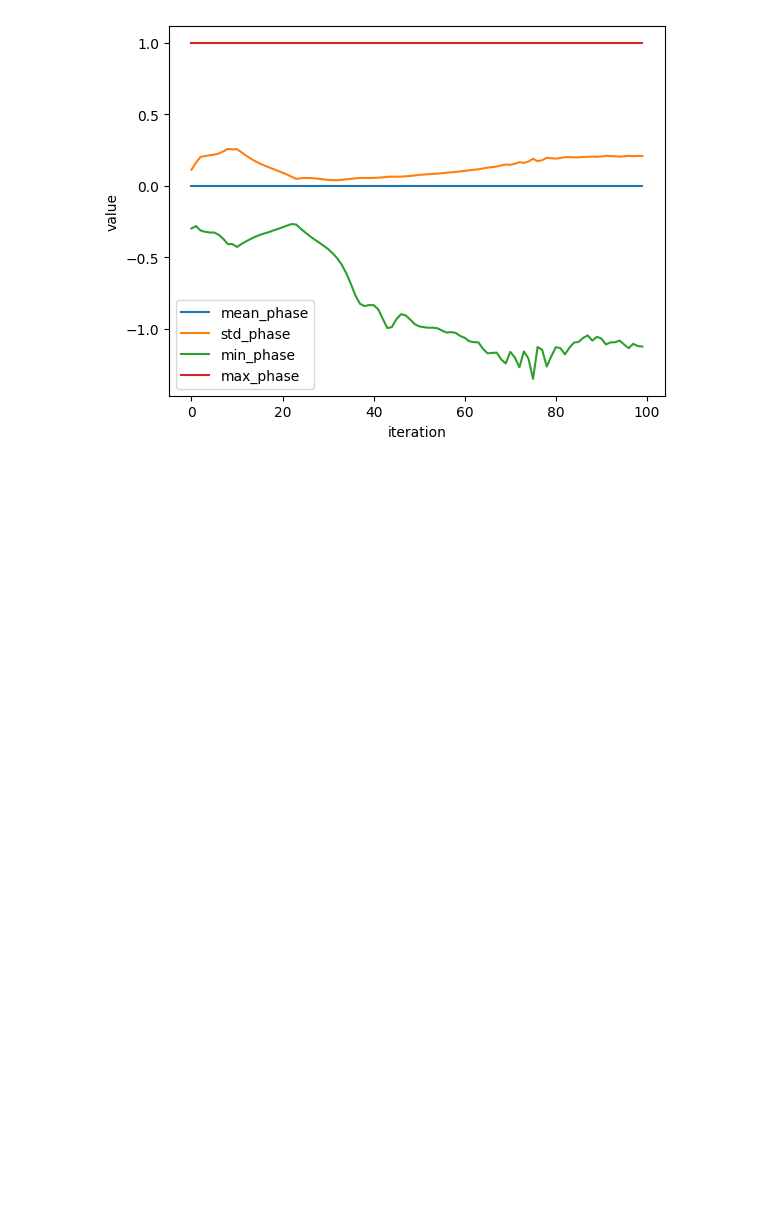
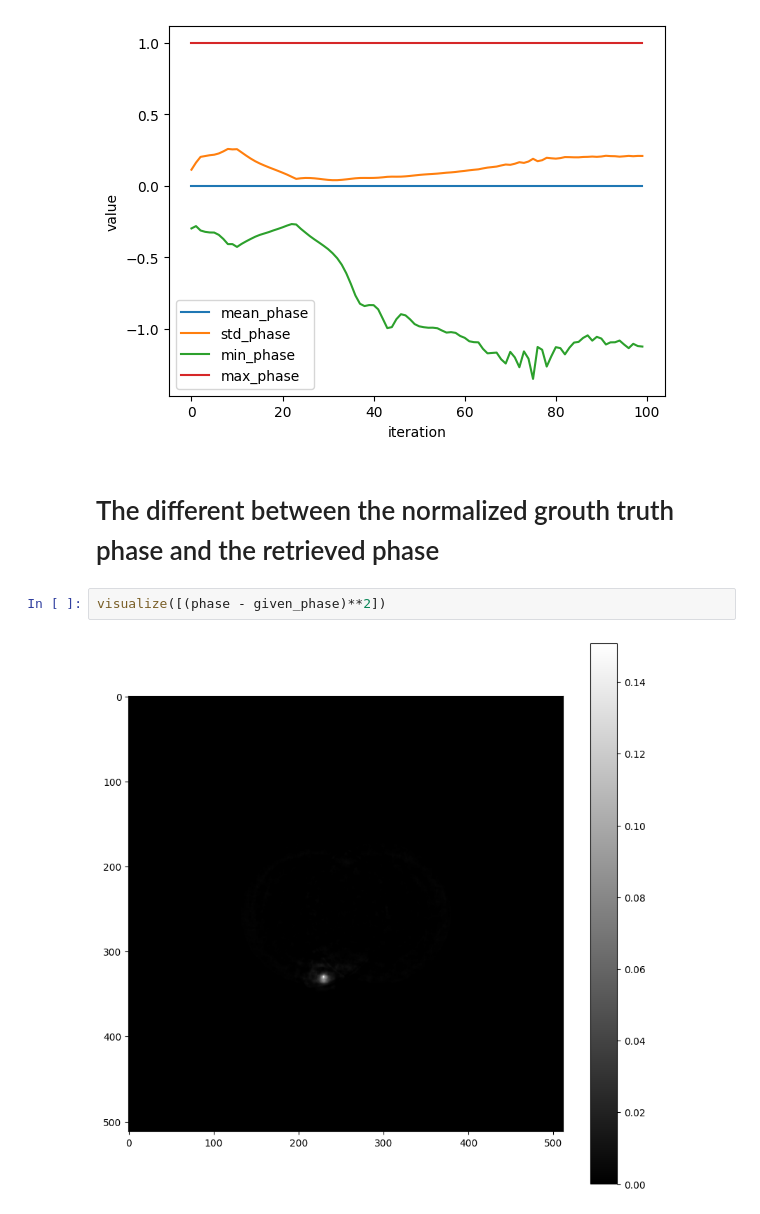
Before and after one commit to XYangXRay/ganrec, a Jupyter notebook: ganrec/spheres.ipynb, the cells around one changed output. Saved outputs shown, nothing was run; the diff lists cells and outputs as text; blank space fills up the shorter version.

Commit message:
Added a qualitative analysis of between the ground truth phase and the retrieved phase

```diff
--- a/ganrec/spheres.ipynb
+++ b/ganrec/spheres.ipynb
@@ -196,3 +196,9 @@ plt.ylabel('value')
 plt.savefig('sphere_analysis.png')
 # %% [output]
 [figure]
+# %% [markdown]
+# The different between the normalized grouth truth phase and the retrieved phase
+# %%
+visualize([(phase - given_phase)**2])
+# %% [output]
+[figure, added]
```
Also changed, not shown: parts of 2 cells of this notebook.
